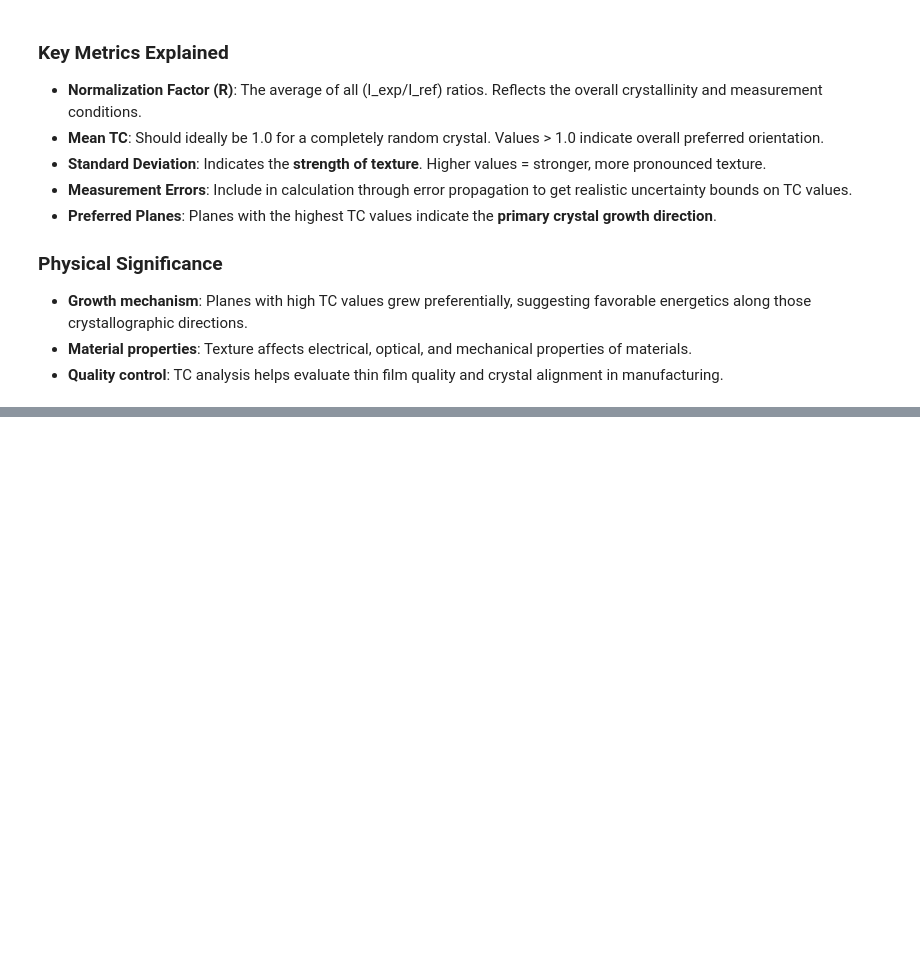
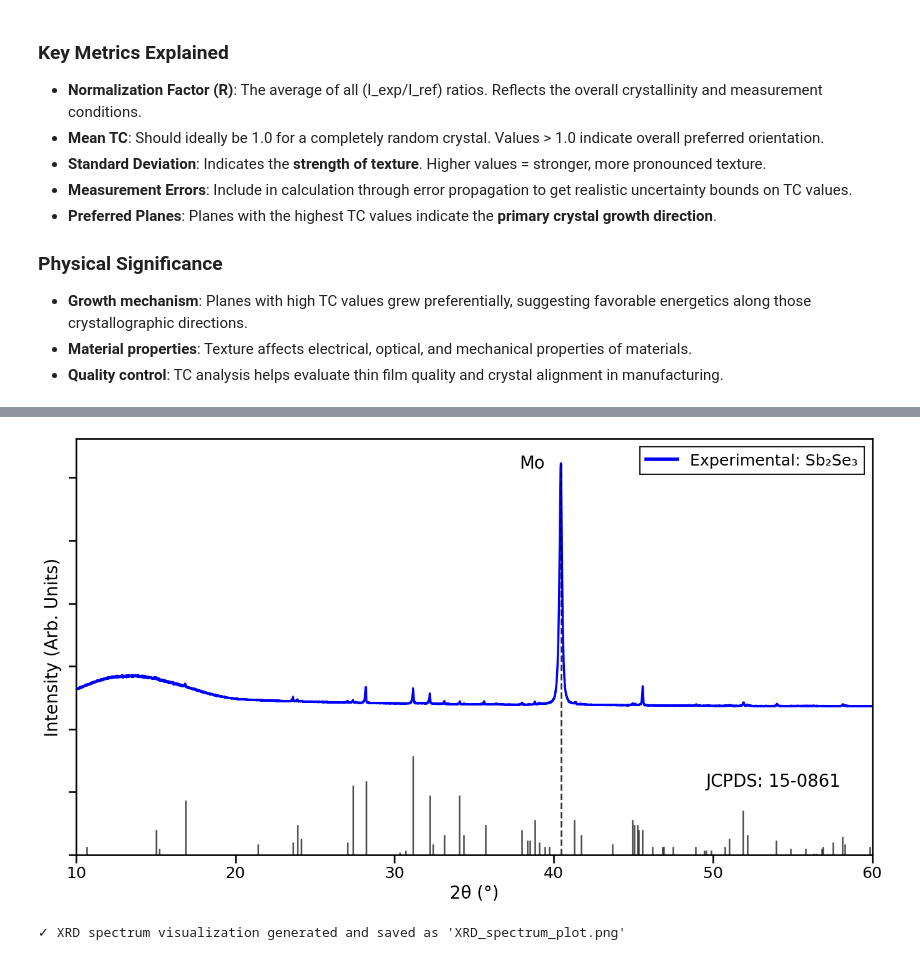
Before and after one commit to JotaP-183/Data_Analysis, a Jupyter notebook: Texture_Coefficient_Analysis.ipynb, the cells around one changed output, grey strips where cells are left out. Cells and saved outputs as stored; diff of their text form; code cells hidden in the pictures; blank space fills up the shorter version.

```diff
--- a/Texture_Coefficient_Analysis.ipynb
+++ b/Texture_Coefficient_Analysis.ipynb
@@ -783,0 +864,79 @@ The Excel file should contain XRD peak data with the following columns:
+# %%
+if theta_2_exp is not None:
+
+    import seaborn as sns
+    sns.set_context("talk", font_scale=1.1)
+
+    # Create reference pattern from JCPDS data
+    theta_2_ref = [ref_data['2theta'] for ref_data in reference_card.values()]
+    intensity_ref = [ref_data['I0'] for ref_data in reference_card.values()]
+
+    # Normalize reference intensities
+    intensity_ref_normalized = np.array(intensity_ref) / np.max(intensity_ref) * np.max(intensity_exp) * 0.4
+
+    # Calculate vertical offset for experimental spectrum
+    offset_exp = np.max(intensity_ref_normalized) * 1.5
+
+    # Find the position of the highest peak in experimental data
+    max_intensity_idx = np.argmax(intensity_exp)
+    max_intensity_pos = theta_2_exp[max_intensity_idx]
+    max_intensity_value = intensity_exp[max_intensity_idx]
+
+    # Create the XRD spectrum plot
+    fig, ax = plt.subplots(figsize=(14, 8))
+
+    # Plot reference pattern as vertical lines (at bottom, baseline)
+    for i, (theta, intensity) in enumerate(zip(theta_2_ref, intensity_ref_normalized)):
+        ax.plot([theta, theta], [0, intensity], 'k-', linewidth=1.8, alpha=0.7)
+
+    # Plot experimental spectrum (upper, offset)
+    ax.plot(theta_2_exp, intensity_exp + offset_exp, 'b-', linewidth=2.5)
+
+    # Add vertical dashed line at the highest peak position (from x-axis all the way up)
+    ax.plot([max_intensity_pos, max_intensity_pos], [0, offset_exp + max_intensity_value],
+            'k--', linewidth=2, alpha=0.8)
+
+    # Add "Mo" label to the left of the highest peak
+    ax.text(max_intensity_pos - 1, offset_exp + max_intensity_value, 'Mo',
+            color='black', ha='right', va='center')
+
+    # Add "JCPDS: 15-0861" reference label on the right side
+    ax.text(58, offset_exp * 0.5, 'JCPDS: 15-0861', color='black', ha='right', va='center')
+
+    # Add "Experimental: Sb₂Se₃" label with blue line using legend
+    from matplotlib.lines import Line2D
+    legend_elements = [Line2D([0], [0], color='blue', lw=4, label='Experimental: Sb₂Se₃')]
+    legend = ax.legend(handles=legend_elements, loc='upper right', frameon=True,
+                       fancybox=False, edgecolor='black', framealpha=0.9)
+    legend.get_frame().set_linewidth(1.5)
+
+
+    # Labels and formatting
+    ax.set_xlabel('2θ (°)')
+    ax.set_ylabel('Intensity (Arb. Units)')
+    ax.set_xlim(10, 60)
+    ax.set_ylim(0, offset_exp + np.max(intensity_exp) * 1.1)
+
+    # Remove y-axis tick labels
+    ax.set_yticklabels([])
+
+    # Remove grid
+    ax.grid(False)
+
+    # Close the axes (make all spines visible)
+    ax.spines['top'].set_visible(True)
+    ax.spines['right'].set_visible(True)
+    ax.spines['left'].set_visible(True)
+    ax.spines['bottom'].set_visible(True)
+
+    # Improve layout
+    plt.tight_layout()
+    plt.savefig('XRD_spectrum_plot.png', dpi=300, bbox_inches='tight')
+    plt.show()
+
+    print("\n✓ XRD spectrum visualization generated and saved as 'XRD_spectrum_plot.png'")
+else:
+    print("\n✗ Could not generate XRD spectrum visualization.")
+# %% [output]
+[figure, added]
+✓ XRD spectrum visualization generated and saved as 'XRD_spectrum_plot.png'
```
Also changed, not shown: parts of 3 cells of this notebook, 4 other files.
